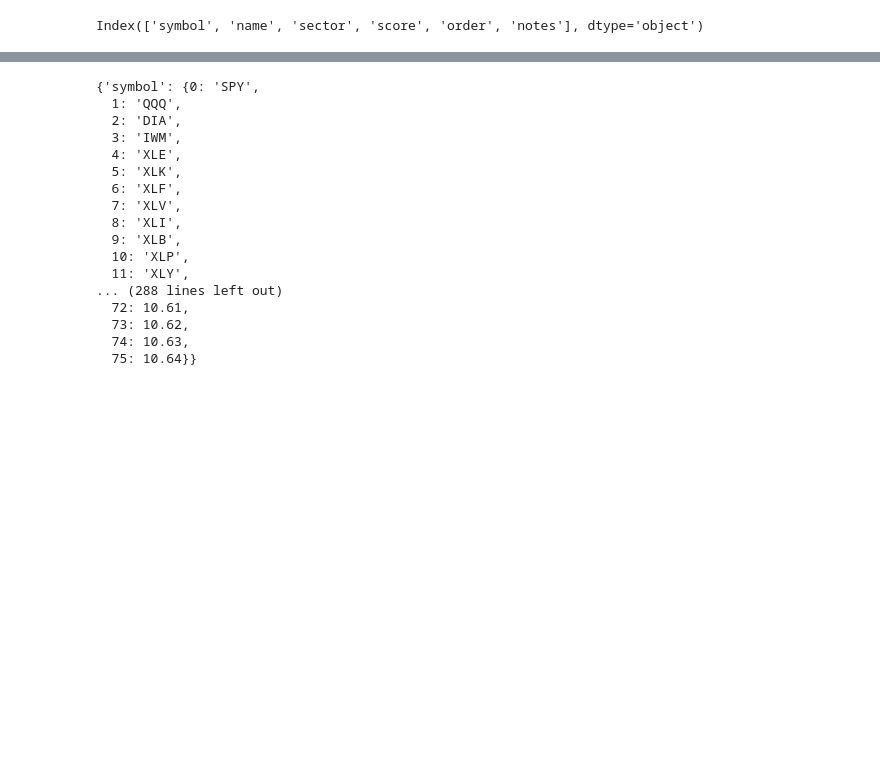
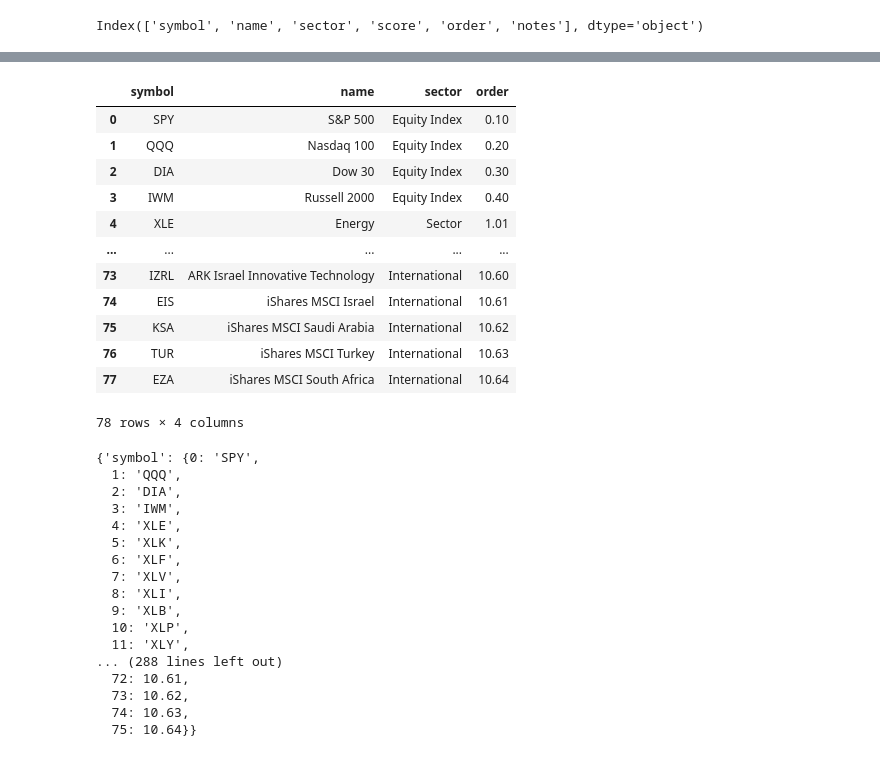
Before and after one commit to wgong/streamlitapp, a Jupyter notebook: demos/data/parse_etf.ipynb, the cells around one changed output, grey strips where cells are left out. Drawn from its saved outputs; the diff is of its cells as text; code cells hidden in the pictures; blank space fills up the shorter version.

```diff
--- a/demos/data/parse_etf.ipynb
+++ b/demos/data/parse_etf.ipynb
@@ -22,3 +22,5 @@ df
 df.columns
 # %% [output]
 Index(['symbol', 'name', 'sector', 'score', 'order', 'notes'], dtype='object')
+# %%
+etf_data = df[['symbol', 'name', 'sector', 'order']].to_dict(orient="records")
@@ -25,3 +51,21 @@ Index(['symbol', 'name', 'sector', 'score', 'order', 'notes'], dtype='object')
+# %%
+df_2 = pd.DataFrame.from_dict(etf_data)
+# %%
+df_2
+# %% [output]
+|  | symbol | name | sector | order |
+| 0 | SPY | S&P 500 | Equity Index | 0.10 |
+| 1 | QQQ | Nasdaq 100 | Equity Index | 0.20 |
+| 2 | DIA | Dow 30 | Equity Index | 0.30 |
+| 3 | IWM | Russell 2000 | Equity Index | 0.40 |
+| 4 | XLE | Energy | Sector | 1.01 |
+| ... | ... | ... | ... | ... |
+| 73 | IZRL | ARK Israel Innovative Technology | International | 10.60 |
+| 74 | EIS | iShares MSCI Israel | International | 10.61 |
+| 75 | KSA | iShares MSCI Saudi Arabia | International | 10.62 |
+| 76 | TUR | iShares MSCI Turkey | International | 10.63 |
+| 77 | EZA | iShares MSCI South Africa | International | 10.64 |
+78 rows × 4 columns
 # %%
 df_dict = df[['symbol', 'name', 'sector', 'order']].to_dict()
 # %%
```
Also changed, not shown: parts of 2 cells of this notebook, 2 other files.
